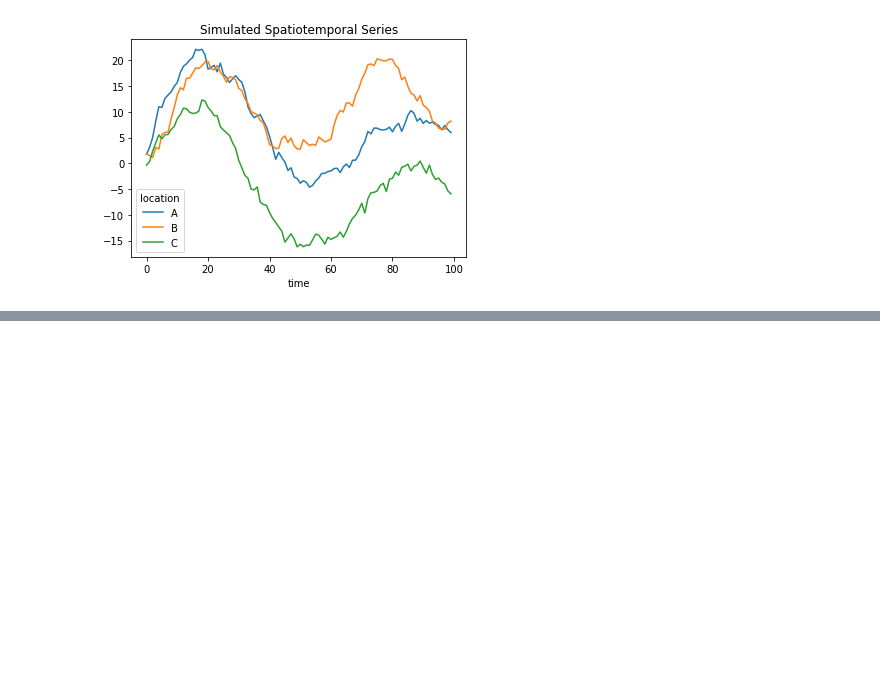
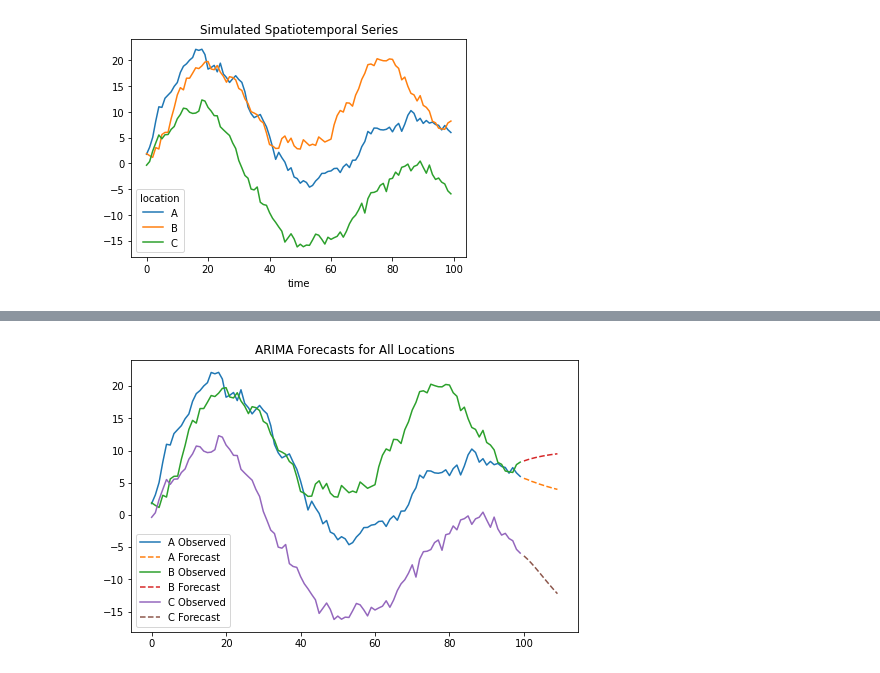
Before and after one commit to JFMandujanoR/spatiotemporal-models-notebooks, a Jupyter notebook: notebooks/spatiotemporal_arima.ipynb, the cells around one changed output, grey strips where cells are left out. Drawn from its saved outputs; the diff is of its cells as text; code cells hidden in the pictures; blank space fills up the shorter version.

```diff
--- a/notebooks/spatiotemporal_arima.ipynb
+++ b/notebooks/spatiotemporal_arima.ipynb
@@ -61,3 +71,18 @@ Covariance Type:                  opg
 Warnings:
 [1] Covariance matrix calculated using the outer product of gradients (complex-step).
 [figure]
+# %%
+# Visualize ARIMA forecasts for all locations
+plt.figure(figsize=(8,5))
+for loc in locations:
+    series = df_pivot[loc]
+    model = ARIMA(series, order=(2,1,2))
+    fit = model.fit()
+    forecast = fit.forecast(steps=10)
+    plt.plot(series.index, series, label=f'{loc} Observed')
+    plt.plot(np.arange(len(series), len(series)+10), forecast, '--', label=f'{loc} Forecast')
+plt.legend()
+plt.title('ARIMA Forecasts for All Locations')
+plt.show()
+# %% [output]
+[figure, added]
```
Also changed, not shown: parts of 2 cells of this notebook, 7 other files.
